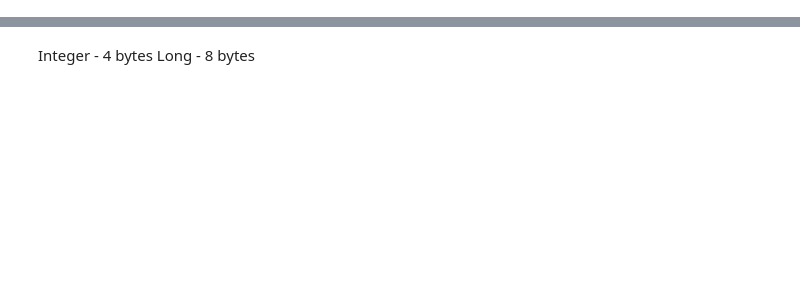
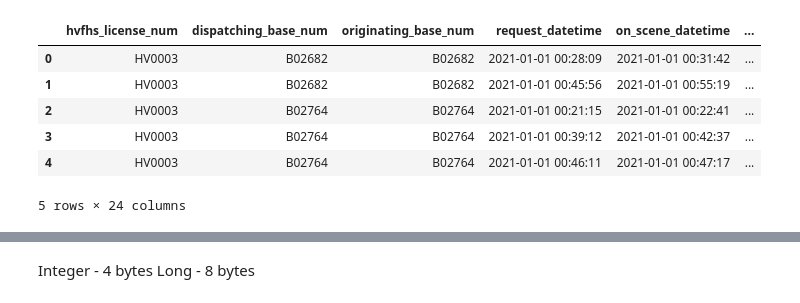
Before and after one commit to mojafa/data-engineering-zoomcamp, a Jupyter notebook: week_5_batch_processing/code/04_pyspark.ipynb, the cells around one changed output, grey strips where cells are left out. Cells and saved outputs as stored; diff of their text form; code cells hidden in the pictures; blank space fills up the shorter version.

Commit message:
Revert "worked on pypark and learnt about spark dataframes and transformations"
This reverts commit 3fcd564b40617fe6a17e862675952ad1b48877fd.

```diff
--- a/week_5_batch_processing/code/04_pyspark.ipynb
+++ b/week_5_batch_processing/code/04_pyspark.ipynb
@@ -49,6 +30,3 @@ sh: line 3: -rw-r--r--: command not found
 # %%
-df = spark.read \
-    .option("header", "true") \
-    .csv('fhvhv_tripdata_2021-01.csv')
-
-df.show()
+parquet_file = 'fhvhv_tripdata_2021-01.parquet'
+df = pd.read_parquet(parquet_file)
@@ -72,0 +33,10 @@ only showing top 20 rows
+# %%
+df.head()
+# %% [output]
+|  | hvfhs_license_num | dispatching_base_num | originating_base_num | request_datetime | on_scene_datetime | ... |
+| 0 | HV0003 | B02682 | B02682 | 2021-01-01 00:28:09 | 2021-01-01 00:31:42 | ... |
+| 1 | HV0003 | B02682 | B02682 | 2021-01-01 00:45:56 | 2021-01-01 00:55:19 | ... |
+| 2 | HV0003 | B02764 | B02764 | 2021-01-01 00:21:15 | 2021-01-01 00:22:41 | ... |
+| 3 | HV0003 | B02764 | B02764 | 2021-01-01 00:39:12 | 2021-01-01 00:42:37 | ... |
+| 4 | HV0003 | B02764 | B02764 | 2021-01-01 00:46:11 | 2021-01-01 00:47:17 | ... |
+5 rows × 24 columns
```
Also changed, not shown: parts of 39 cells of this notebook, 26 other files.
